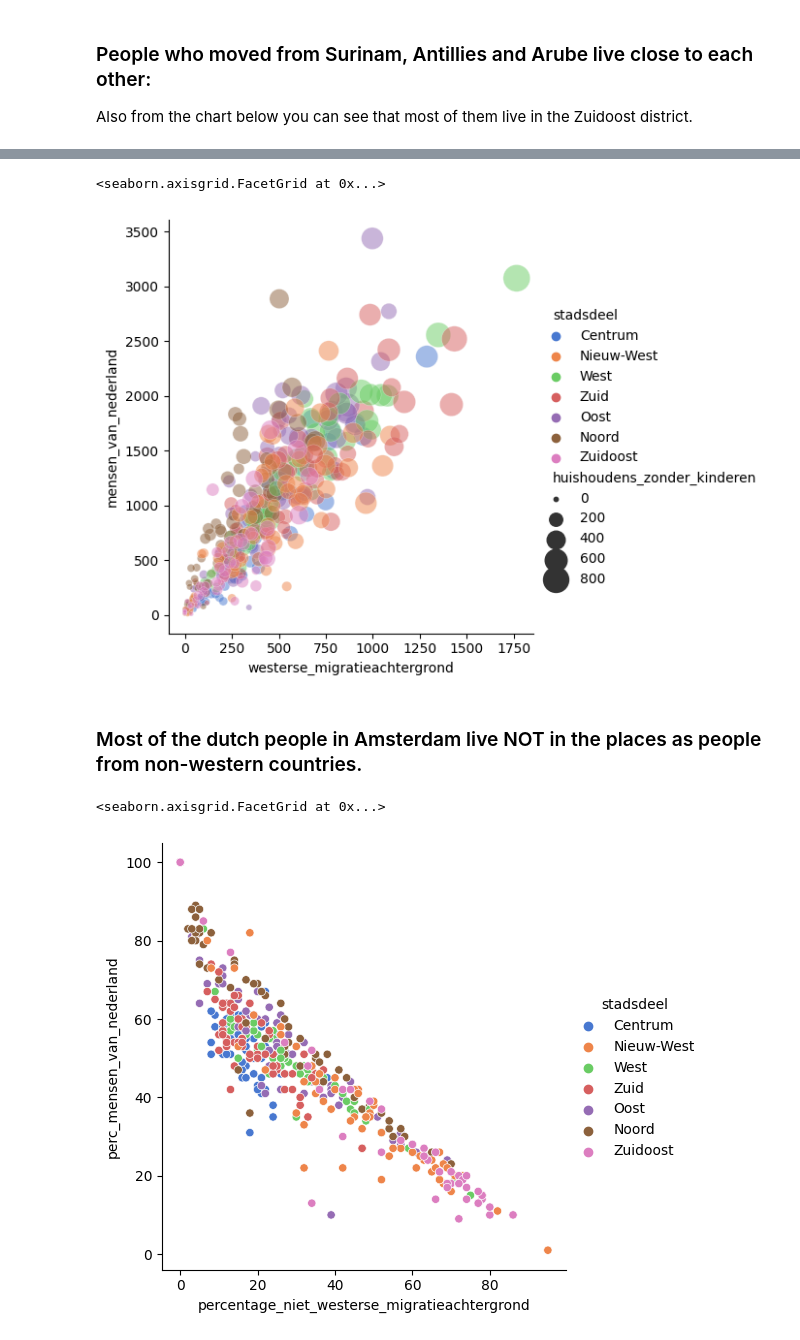
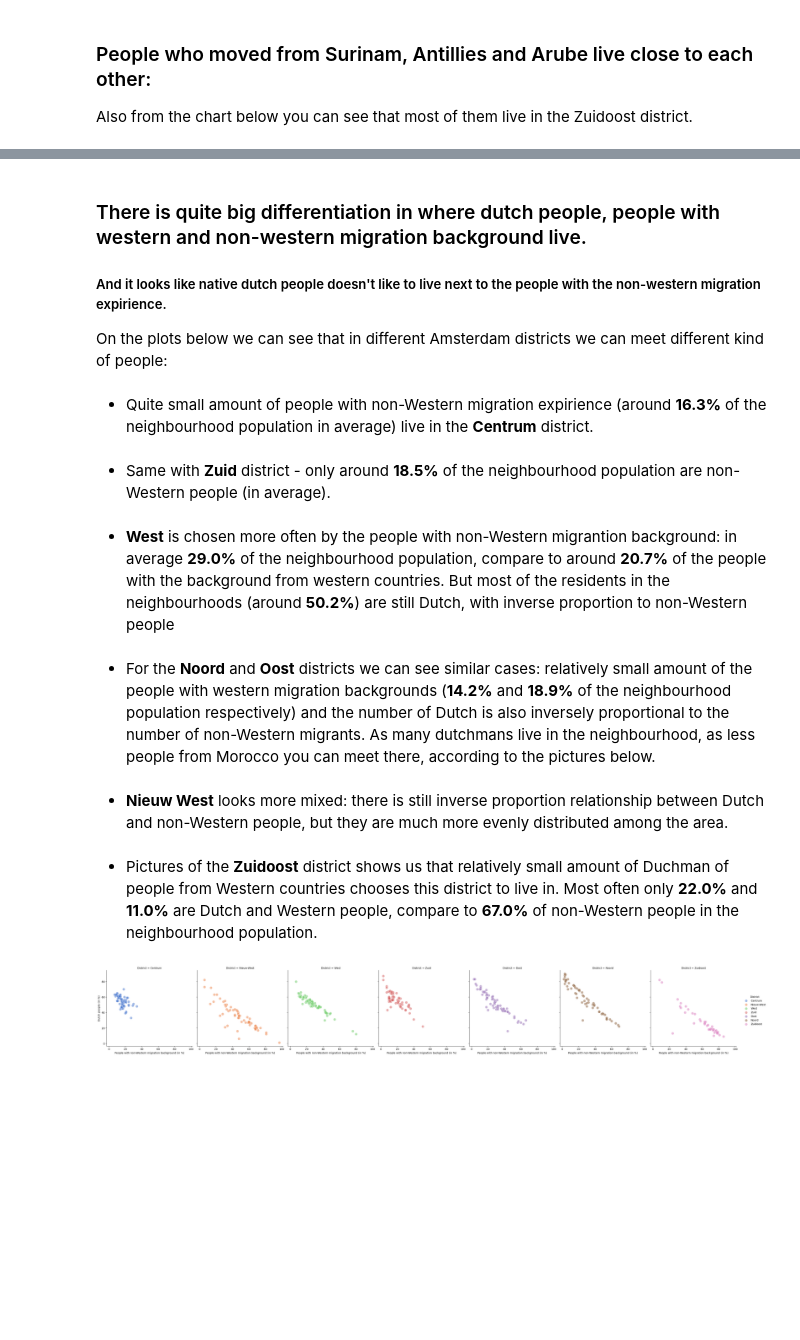
Before and after one commit to datascientist211/data_analytics, a Jupyter notebook: Nederland/Amsterdam/insights.ipynb, the cells around one changed output, grey strips where cells are left out. Drawn from its saved outputs; the diff is of its cells as text; code cells hidden in the pictures; blank space fills up the shorter version.

```diff
--- a/Nederland/Amsterdam/insights.ipynb
+++ b/Nederland/Amsterdam/insights.ipynb
@@ -45,14 +164,50 @@ we can also see that in this areas a lot of people live without children
-# %%
-#percentage_
-sns.relplot(data=data, x="westerse_migratieachtergrond", y="mensen_van_nederland", size = "huishoudens_zonder_kinderen", sizes=(10, 400), alpha=.5, hue="stadsdeel", palette="muted")
-# %% [output]
-<seaborn.axisgrid.FacetGrid at 0x...>
-[figure, removed]
 # %% [markdown]
-### Most of the dutch people in Amsterdam live NOT in the places as people from non-western countries.
+### There is quite big differentiation in where dutch people, people with western and non-western migration background live.
+
+##### And it looks like native dutch people doesn't like to live next to the people with the non-western migration expirience.
+
+On the plots below we can see that in different Amsterdam districts we can meet different kind of people:
+# %%
+migration_data = data[data['perc_mensen_van_nederland'] != 100]
+migration_data = migration_data[migration_data['percentage_niet_westerse_migratieachtergrond'] != 0]
+migration_data = migration_data[migration_data['percentage_westerse_migratieachtergrond'] != 0]
+# %%
+
+non_western_mean_centrum = migration_data[migration_data['stadsdeel'] == "Centrum"]['percentage_niet_westerse_migratieachtergrond'].mean()
+display(Markdown("- Quite small amount of people with non-Western migration expirience (around **{:.1f}%** of the neighbourhood population in average) live in the **Centrum** district.".format(non_western_mean_centrum)))
+
+non_western_mean_zuid = migration_data[migration_data['stadsdeel'] == "Zuid"]['percentage_niet_westerse_migratieachtergrond'].mean()
+display(Markdown("- Same with **Zuid** district - only around **{:.1f}%** of the neighbourhood population are non-Western people (in average).".format(non_western_mean_zuid)))
+
+non_western_mean_west = migration_data[migration_data['stadsdeel'] == "West"]['percentage_niet_westerse_migratieachtergrond'].mean()
+western_mean_west = migration_data[migration_data['stadsdeel'] == "West"]['percentage_westerse_migratieachtergrond'].mean()
+dutch_mean_west = migration_data[migration_data['stadsdeel'] == "West"]['perc_mensen_van_nederland'].mean()
+display(Markdown("- **West** is chosen more often by the people with non-Western migrantion background: in average **{:.1f}%** of the neighbourhood population, compare to around **{:.1f}%** of the people with the background from western countries. But most of the residents in the neighbourhoods (around **{:.1f}%**) are still Dutch, with inverse proportion to non-Western people".format(non_western_mean_west, western_mean_west, dutch_mean_west)))
+
+western_mean_noord = migration_data[migration_data['stadsdeel'] == "Noord"]['percentage_westerse_migratieachtergrond'].mean()
+western_mean_oost = migration_data[migration_data['stadsdeel'] == "Oost"]['percentage_westerse_migratieachtergrond'].mean()
+display(Markdown("- For the **Noord** and **Oost** districts we can see similar cases: relatively small amount of the people with western migration backgrounds (**{:.1f}%** and **{:.1f}%** of the neighbourhood population respectively) and the number of Dutch is also inversely proportional to the number of non-Western migrants. As many dutchmans live in the neighbourhood, as less people from Morocco you can meet there, according to the pictures below.".format(western_mean_noord,western_mean_oost)))
+
+display(Markdown("- **Nieuw West** looks more mixed: there is still inverse proportion relationship between Dutch and non-Western people, but they are much more evenly distributed among the area."))
+
+non_western_mean_zuidoost = migration_data[migration_data['stadsdeel'] == "Zuidoost"]['percentage_niet_westerse_migratieachtergrond'].median()
+western_mean_zuidoost = migration_data[migration_data['stadsdeel'] == "Zuidoost"]['percentage_westerse_migratieachtergrond'].median()
+dutch_mean_zuidoost = migration_data[migration_data['stadsdeel'] == "Zuidoost"]['perc_mensen_van_nederland'].median()
+
+display(Markdown("- Pictures of the **Zuidoost** district shows us that relatively small amount of Duchman of people from Western countries chooses this district to live in. Most often only **{:.1f}%** and **{:.1f}%** are Dutch and Western people, compare to **{:.1f}%** of non-Western people in the neighbourhood population.".format(dutch_mean_zuidoost, western_mean_zuidoost, non_western_mean_zuidoost)))
+# %% [output]
+- Quite small amount of people with non-Western migration expirience (around **16.3%** of the neighbourhood population in average) live in the **Centrum** district.
+- Same with **Zuid** district - only around **18.5%** of the neighbourhood population are non-Western people (in average).
+- **West** is chosen more often by the people with non-Western migrantion background: in average **29.0%** of the neighbourhood population, compare to around **20.7%** of the people with the background from western countries. But most of the residents in the neighbourhoods (around **50.2%**) are still Dutch, with inverse proportion to non-Western people
+- For the **Noord** and **Oost** districts we can see similar cases: relatively small amount of the people with western migration backgrounds (**14.2%** and **18.9%** of the neighbourhood population respectively) and the number of Dutch is also inversely proportional to the number of non-Western migrants. As many dutchmans live in the neighbourhood, as less people from Morocco you can meet there, according to the pictures below.
+- **Nieuw West** looks more mixed: there is still inverse proportion relationship between Dutch and non-Western people, but they are much more evenly distributed among the area.
+- Pictures of the **Zuidoost** district shows us that relatively small amount of Duchman of people from Western countries chooses this district to live in. Most often only **22.0%** and **11.0%** are Dutch and Western people, compare to **67.0%** of non-Western people in the neighbourhood population.
 # %%
-
-sns.relplot(data=data, x="percentage_niet_westerse_migratieachtergrond", y="perc_mensen_van_nederland", hue="stadsdeel", palette="muted")
+migration_data = migration_data.rename(columns={'stadsdeel': 'District'})
+g = sns.FacetGrid(migration_data, col="District", hue="District", palette="muted", height=5)
+g.map(sns.scatterplot, "percentage_niet_westerse_migratieachtergrond", "perc_mensen_van_nederland", s=100, alpha=.5)
+g.set_xlabels("People with non-Western migration background (in %)")
+g.set_ylabels("Dutch people (in %)")
+_ = g.add_legend()
 # %% [output]
-<seaborn.axisgrid.FacetGrid at 0x...>
-[figure, old version]
+[figure, new version]
```
Also changed, not shown: parts of 21 cells of this notebook, 6 other files.
